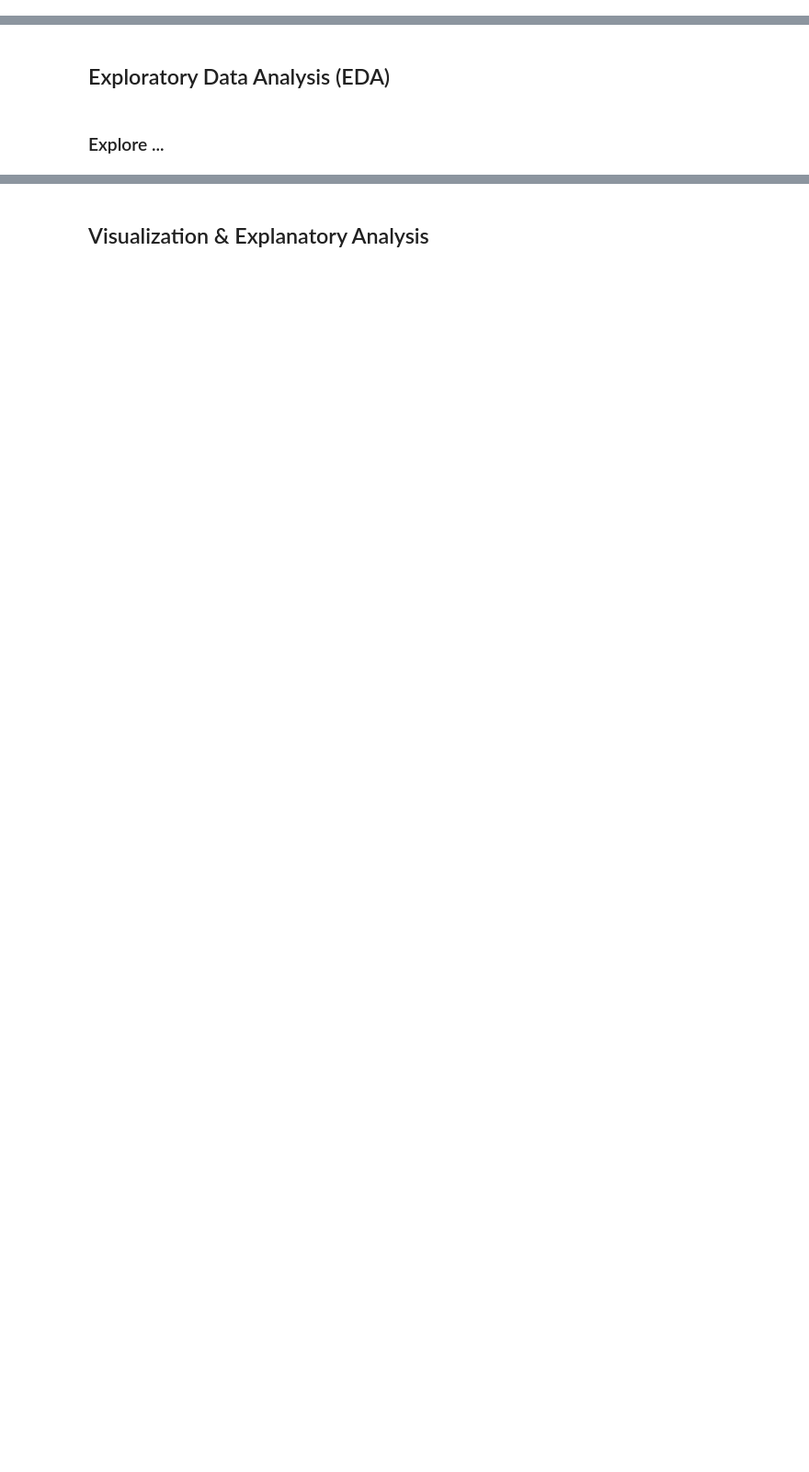
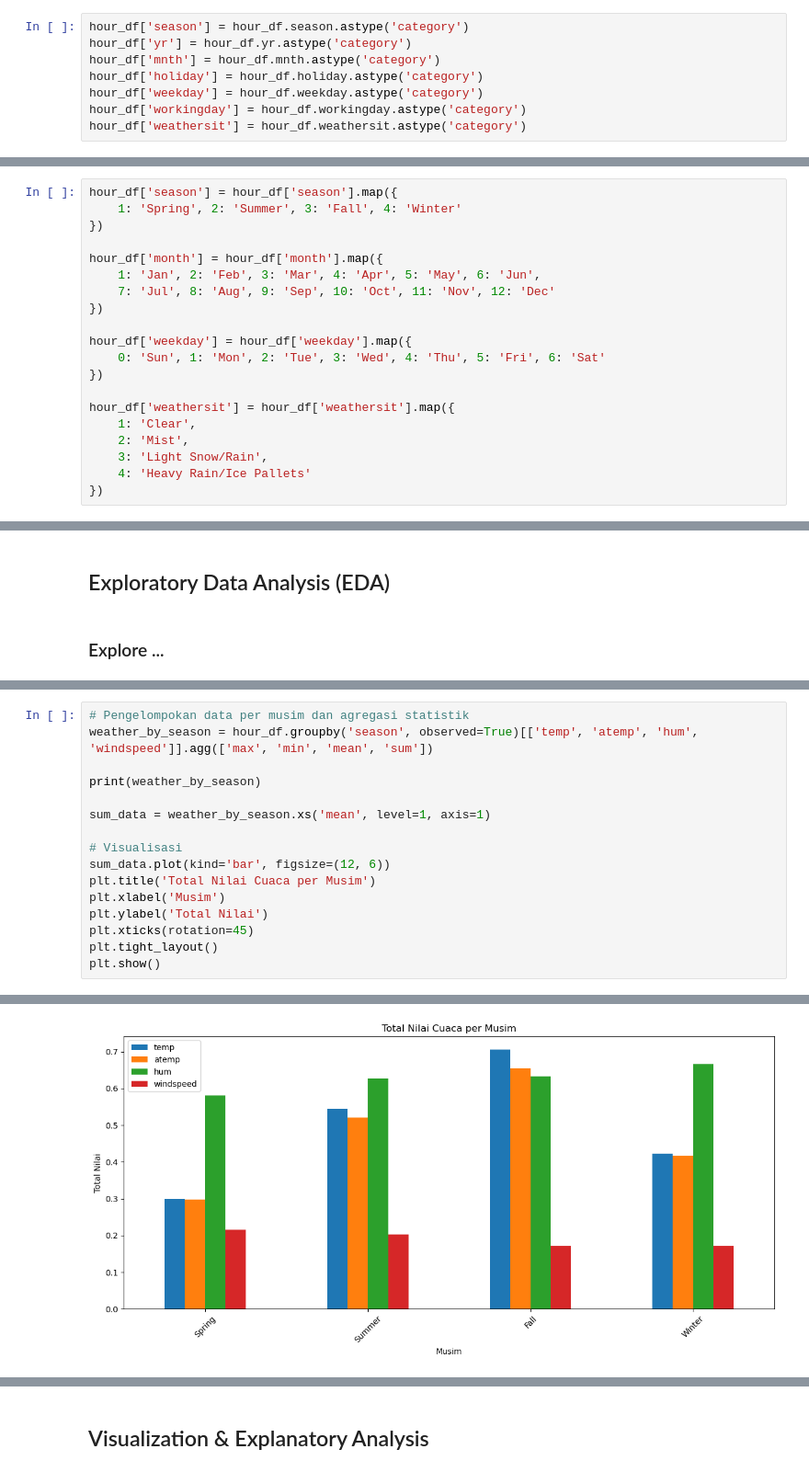
Before and after one commit to jasmineknsh/submission-AnalisisData, a Jupyter notebook: Proyek_Analisis_Data.ipynb, the cells around one changed output, grey strips where cells are left out. Shown at 92% size. Cells and saved outputs as stored; diff of their text form; blank space fills up the shorter version.

```diff
--- a/Proyek_Analisis_Data.ipynb
+++ b/Proyek_Analisis_Data.ipynb
@@ -42,0 +234,8 @@ SyntaxError: (unicode error) 'unicodeescape' codec can't decode bytes in positio
+# %%
+hour_df['season'] = hour_df.season.astype('category')
+hour_df['yr'] = hour_df.yr.astype('category')
+hour_df['mnth'] = hour_df.mnth.astype('category')
+hour_df['holiday'] = hour_df.holiday.astype('category')
+hour_df['weekday'] = hour_df.weekday.astype('category')
+hour_df['workingday'] = hour_df.workingday.astype('category')
+hour_df['weathersit'] = hour_df.weathersit.astype('category')
@@ -42,0 +328,20 @@ SyntaxError: (unicode error) 'unicodeescape' codec can't decode bytes in positio
+# %%
+hour_df['season'] = hour_df['season'].map({
+    1: 'Spring', 2: 'Summer', 3: 'Fall', 4: 'Winter'
+})
+
+hour_df['month'] = hour_df['month'].map({
+    1: 'Jan', 2: 'Feb', 3: 'Mar', 4: 'Apr', 5: 'May', 6: 'Jun',
+    7: 'Jul', 8: 'Aug', 9: 'Sep', 10: 'Oct', 11: 'Nov', 12: 'Dec'
+})
+
+hour_df['weekday'] = hour_df['weekday'].map({
+    0: 'Sun', 1: 'Mon', 2: 'Tue', 3: 'Wed', 4: 'Thu', 5: 'Fri', 6: 'Sat'
+})
+
+hour_df['weathersit'] = hour_df['weathersit'].map({
+    1: 'Clear',
+    2: 'Mist',
+    3: 'Light Snow/Rain',
+    4: 'Heavy Rain/Ice Pallets'
+})
@@ -50,0 +483,17 @@ SyntaxError: (unicode error) 'unicodeescape' codec can't decode bytes in positio
+# %%
+# Pengelompokan data per musim dan agregasi statistik
+weather_by_season = hour_df.groupby('season', observed=True)[['temp', 'atemp', 'hum', 'windspeed']].agg(['max', 'min', 'mean', 'sum'])
+
+print(weather_by_season)
+
+sum_data = weather_by_season.xs('mean', level=1, axis=1)
+
+# Visualisasi
+sum_data.plot(kind='bar', figsize=(12, 6))
+plt.title('Total Nilai Cuaca per Musim')
+plt.xlabel('Musim')
+plt.ylabel('Total Nilai')
+plt.xticks(rotation=45)
+plt.tight_layout()
+plt.show()
+# %% [output]
@@ -50,0 +515 @@ SyntaxError: (unicode error) 'unicodeescape' codec can't decode bytes in positio
+[figure, added]
```
Also changed, not shown: parts of 70 cells of this notebook, 3 other files.
